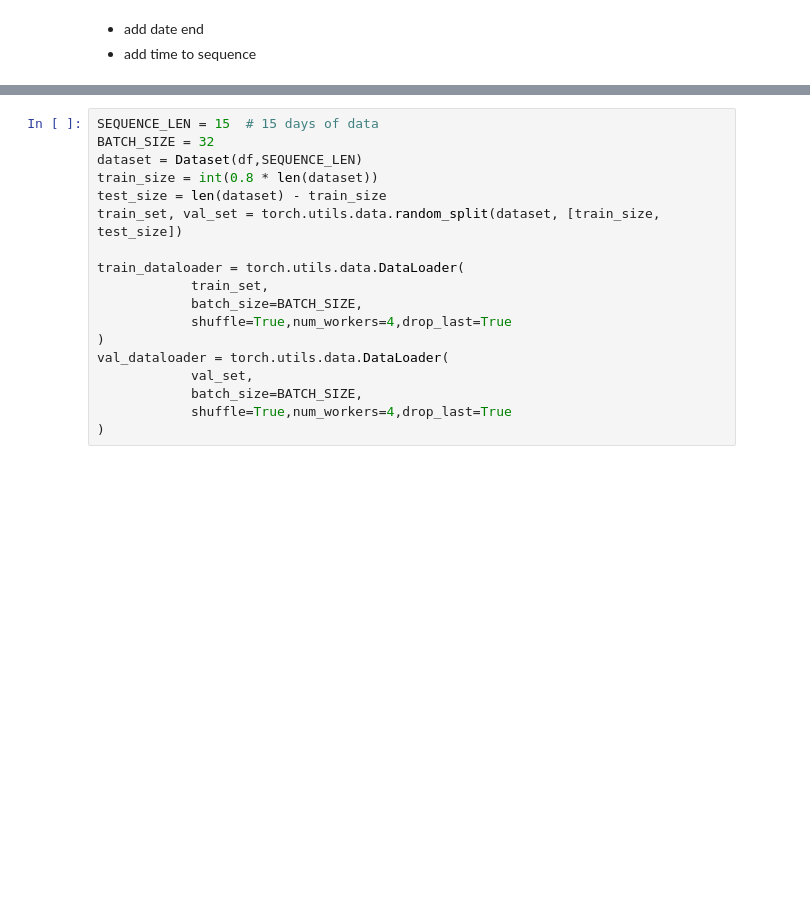
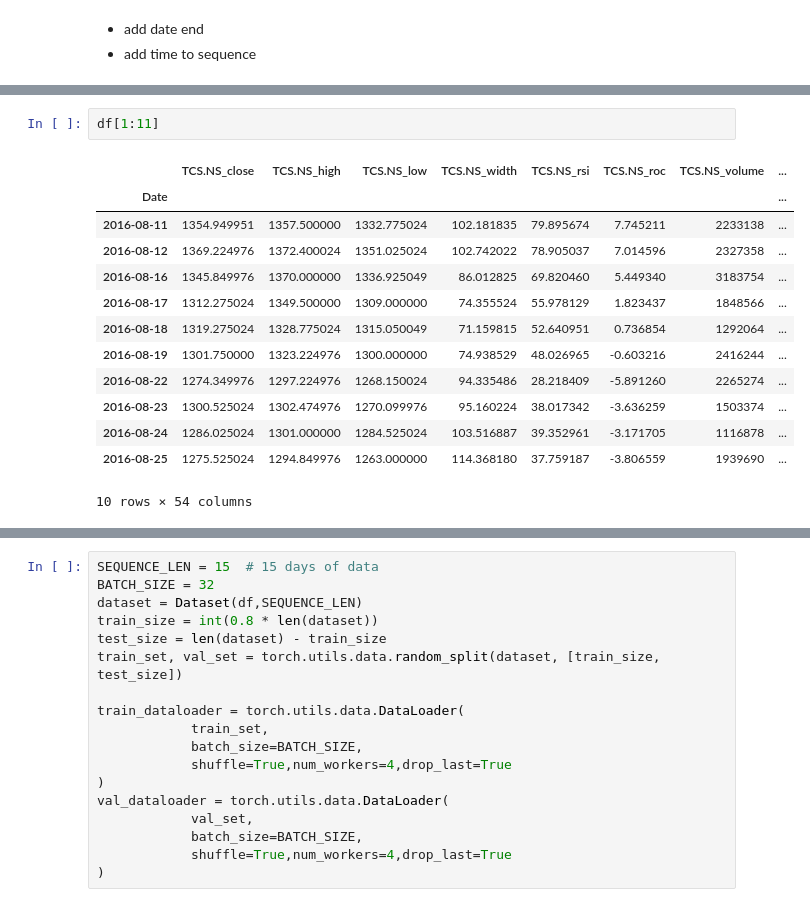
Before and after one commit to AnmolGarg98/Indian-Stock-Direction-Prediction, a Jupyter notebook: main.ipynb, the cells around one changed output, grey strips where cells are left out. Cells and saved outputs as stored; diff of their text form; blank space fills up the shorter version.

```diff
--- a/main.ipynb
+++ b/main.ipynb
@@ -115,0 +124,16 @@ df.head(2)
+# %%
+df[1:11]
+# %% [output]
+|  | TCS.NS_close | TCS.NS_high | TCS.NS_low | TCS.NS_width | TCS.NS_rsi | TCS.NS_roc | TCS.NS_volume | ... |
+| Date |  |  |  |  |  |  |  | ... |
+| 2016-08-11 | 1354.949951 | 1357.500000 | 1332.775024 | 102.181835 | 79.895674 | 7.745211 | 2233138 | ... |
+| 2016-08-12 | 1369.224976 | 1372.400024 | 1351.025024 | 102.742022 | 78.905037 | 7.014596 | 2327358 | ... |
+| 2016-08-16 | 1345.849976 | 1370.000000 | 1336.925049 | 86.012825 | 69.820460 | 5.449340 | 3183754 | ... |
+| 2016-08-17 | 1312.275024 | 1349.500000 | 1309.000000 | 74.355524 | 55.978129 | 1.823437 | 1848566 | ... |
+| 2016-08-18 | 1319.275024 | 1328.775024 | 1315.050049 | 71.159815 | 52.640951 | 0.736854 | 1292064 | ... |
+| 2016-08-19 | 1301.750000 | 1323.224976 | 1300.000000 | 74.938529 | 48.026965 | -0.603216 | 2416244 | ... |
+| 2016-08-22 | 1274.349976 | 1297.224976 | 1268.150024 | 94.335486 | 28.218409 | -5.891260 | 2265274 | ... |
+| 2016-08-23 | 1300.525024 | 1302.474976 | 1270.099976 | 95.160224 | 38.017342 | -3.636259 | 1503374 | ... |
+| 2016-08-24 | 1286.025024 | 1301.000000 | 1284.525024 | 103.516887 | 39.352961 | -3.171705 | 1116878 | ... |
+| 2016-08-25 | 1275.525024 | 1294.849976 | 1263.000000 | 114.368180 | 37.759187 | -3.806559 | 1939690 | ... |
+10 rows × 54 columns
```
Also changed, not shown: parts of 10 cells of this notebook, 2 other files.
